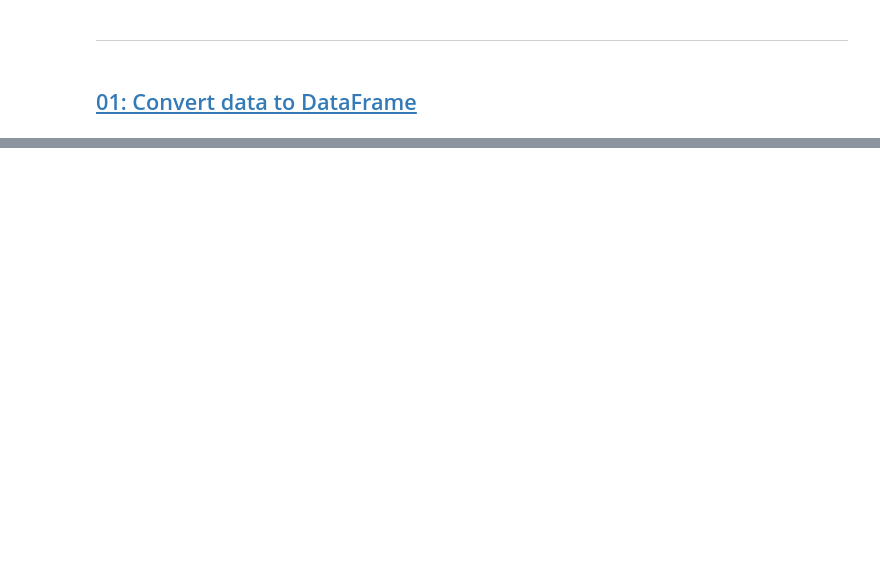
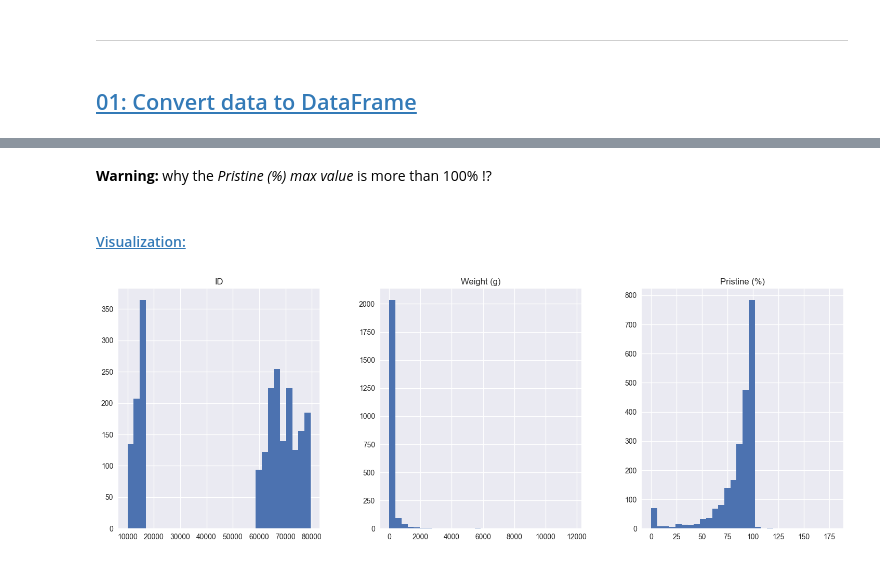
Before and after one commit to AliShariatian/Artemis-Project-Analysis, a Jupyter notebook: main.ipynb, the cells around one changed output, grey strips where cells are left out. Drawn from its saved outputs; the diff is of its cells as text; code cells hidden in the pictures; blank space fills up the shorter version.

```diff
--- a/main.ipynb
+++ b/main.ipynb
@@ -33,0 +46,3 @@ import pandas as pd
+# %%
+plt.style.use('seaborn')
+%matplotlib inline
@@ -62,0 +99,9 @@ samples_df.head()
+# %% [markdown]
+**Warning:** why the _Pristine (%) max value_ is more than 100% !?
+# %% [markdown]
+#### <a id='toc1_2_1_2_'></a>[Visualization:](#toc0_)
+# %%
+samples_df.hist(layout=(1, 3), figsize=(18, 6), bins=30)
+plt.show()
+# %% [output]
+[figure, added]
```
Also changed, not shown: parts of 56 cells of this notebook, 2 other files.
